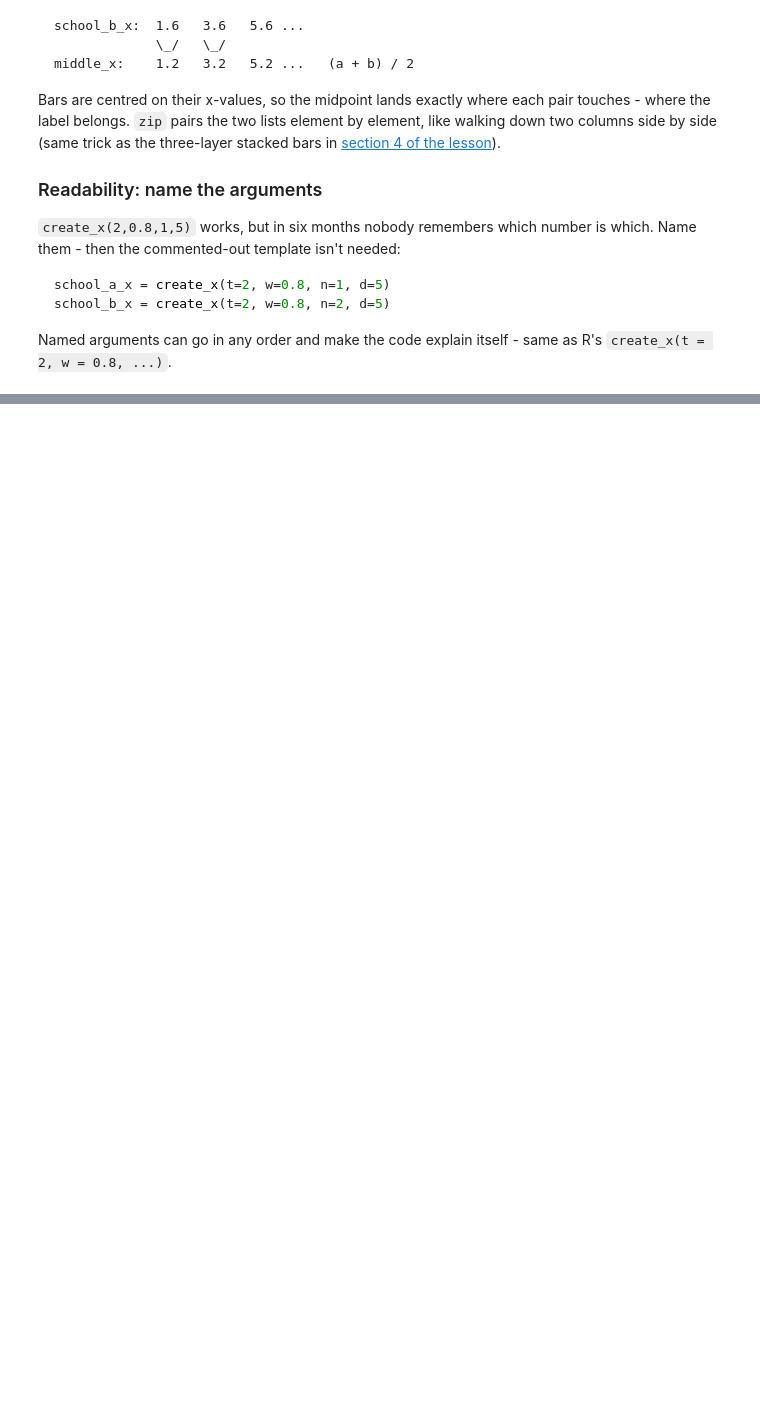
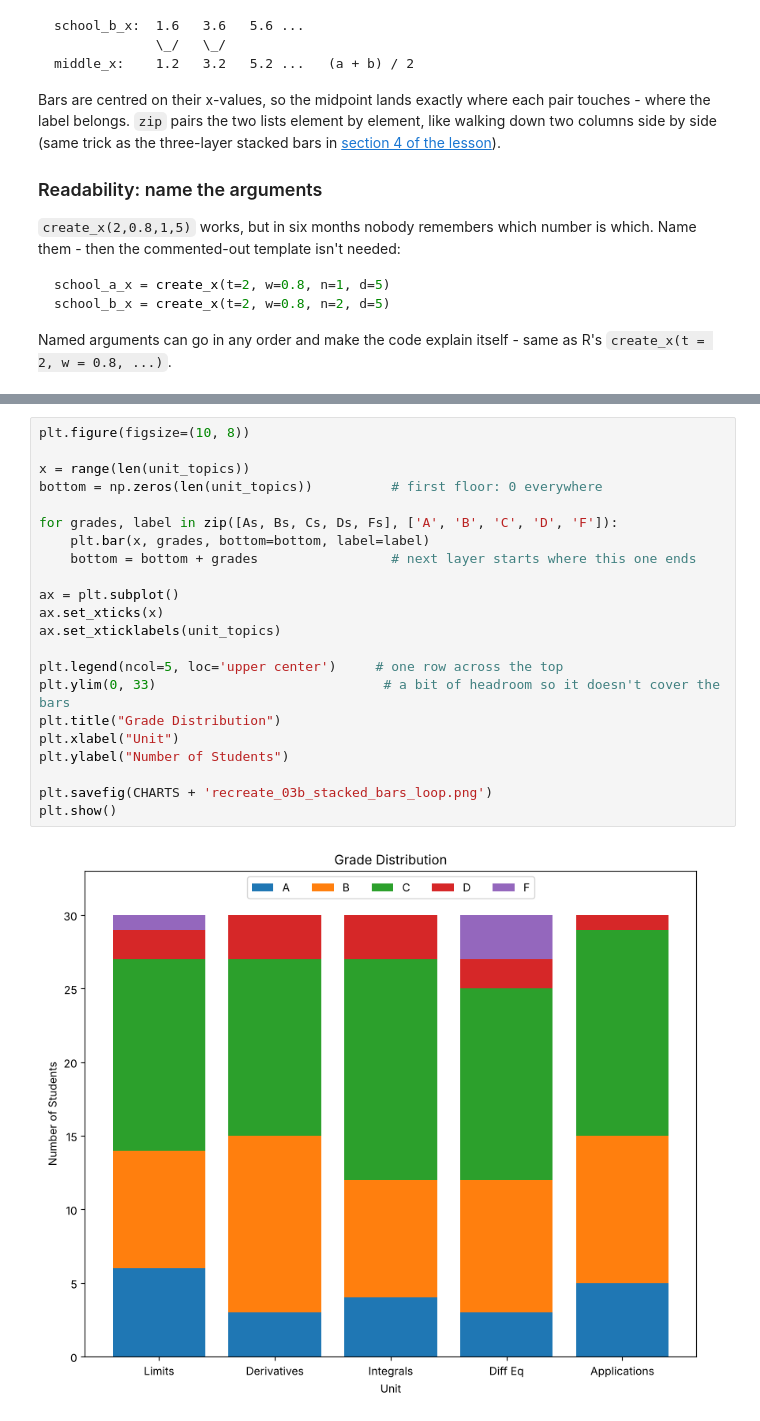
Before and after one commit to kkg98/panda-for-finance, a Jupyter notebook: notes/4_visualizing_finance_data/02_project_recreate_graphs.ipynb, the cells around one changed output, grey strips where cells are left out. Saved outputs shown, nothing was run; the diff lists cells and outputs as text; blank space fills up the shorter version.

```diff
--- a/notes/4_visualizing_finance_data/02_project_recreate_graphs.ipynb
+++ b/notes/4_visualizing_finance_data/02_project_recreate_graphs.ipynb
@@ -152,0 +250,24 @@ Named arguments can go in any order and make the code explain itself - same as R
+# %%
+plt.figure(figsize=(10, 8))
+
+x = range(len(unit_topics))
+bottom = np.zeros(len(unit_topics))          # first floor: 0 everywhere
+
+for grades, label in zip([As, Bs, Cs, Ds, Fs], ['A', 'B', 'C', 'D', 'F']):
+    plt.bar(x, grades, bottom=bottom, label=label)
+    bottom = bottom + grades                 # next layer starts where this one ends
+
+ax = plt.subplot()
+ax.set_xticks(x)
+ax.set_xticklabels(unit_topics)
+
+plt.legend(ncol=5, loc='upper center')     # one row across the top
+plt.ylim(0, 33)                             # a bit of headroom so it doesn't cover the bars
+plt.title("Grade Distribution")
+plt.xlabel("Unit")
+plt.ylabel("Number of Students")
+
+plt.savefig(CHARTS + 'recreate_03b_stacked_bars_loop.png')
+plt.show()
+# %% [output]
+[figure, added]
```
Also changed, not shown: parts of 29 cells of this notebook, 11 other files.
